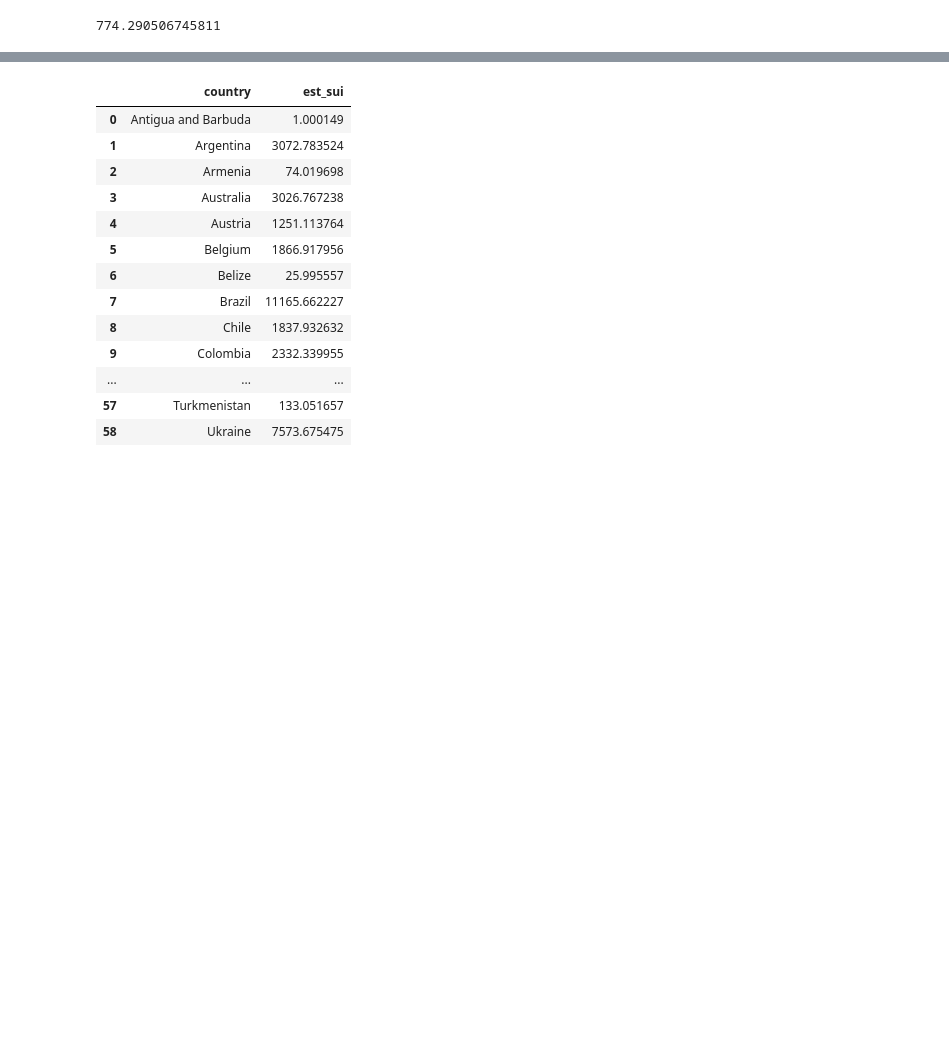
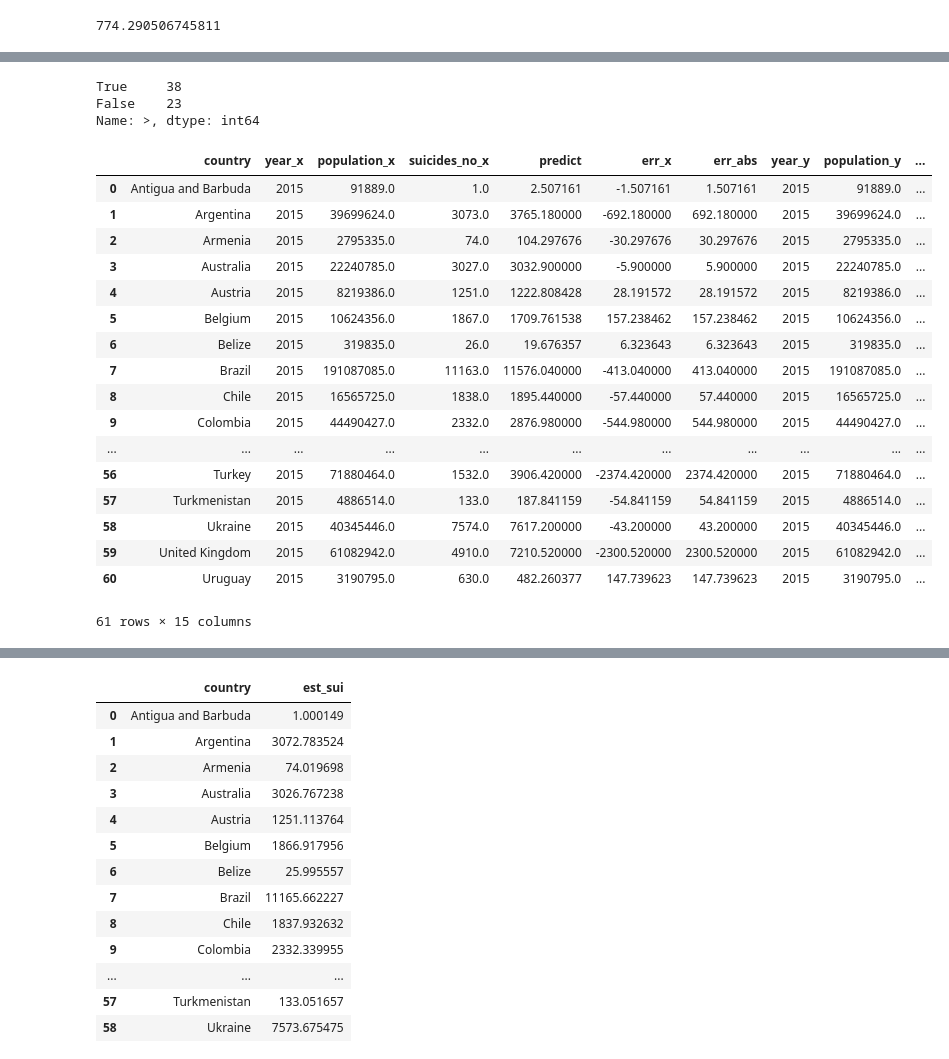
Before and after one commit to inspirit941/BOAZ_Session, a Jupyter notebook: 190219_mini_project/mini_project.ipynb, the cells around one changed output, grey strips where cells are left out. Drawn from its saved outputs; the diff is of its cells as text; code cells hidden in the pictures; blank space fills up the shorter version.

```diff
--- a/190219_mini_project/mini_project.ipynb
+++ b/190219_mini_project/mini_project.ipynb
@@ -728,0 +979,9 @@ quartile_80~100값   0.0
+# %%
+ff = pd.merge(compare, dsds, left_on='country',right_on='nation')
+tr = ff.suicides_no
+prd = ff.pred
+np.sqrt(mean_squared_error(tr, prd))
+# %%
+ff['err'] = ff['suicides_no'] - ff['pred']
+ff['abs'] = abs(ff['err'])
+ff.sort_values('abs',ascending=False)
@@ -728,0 +1028,31 @@ quartile_80~100값   0.0
+# %%
+mm = pd.merge(rst,ff,on='country')
+# %%
+mm['>'] = mm['err_abs'] > mm['abs']
+# %%
+mm['>'].value_counts()
+# %% [output]
+True     38
+False    23
+Name: >, dtype: int64
+# %%
+mm
+# %% [output]
+|  | country | year_x | population_x | suicides_no_x | predict | err_x | err_abs | year_y | population_y | ... |
+| 0 | Antigua and Barbuda | 2015 | 91889.0 | 1.0 | 2.507161 | -1.507161 | 1.507161 | 2015 | 91889.0 | ... |
+| 1 | Argentina | 2015 | 39699624.0 | 3073.0 | 3765.180000 | -692.180000 | 692.180000 | 2015 | 39699624.0 | ... |
+| 2 | Armenia | 2015 | 2795335.0 | 74.0 | 104.297676 | -30.297676 | 30.297676 | 2015 | 2795335.0 | ... |
+| 3 | Australia | 2015 | 22240785.0 | 3027.0 | 3032.900000 | -5.900000 | 5.900000 | 2015 | 22240785.0 | ... |
+| 4 | Austria | 2015 | 8219386.0 | 1251.0 | 1222.808428 | 28.191572 | 28.191572 | 2015 | 8219386.0 | ... |
+| 5 | Belgium | 2015 | 10624356.0 | 1867.0 | 1709.761538 | 157.238462 | 157.238462 | 2015 | 10624356.0 | ... |
+| 6 | Belize | 2015 | 319835.0 | 26.0 | 19.676357 | 6.323643 | 6.323643 | 2015 | 319835.0 | ... |
+| 7 | Brazil | 2015 | 191087085.0 | 11163.0 | 11576.040000 | -413.040000 | 413.040000 | 2015 | 191087085.0 | ... |
+| 8 | Chile | 2015 | 16565725.0 | 1838.0 | 1895.440000 | -57.440000 | 57.440000 | 2015 | 16565725.0 | ... |
+| 9 | Colombia | 2015 | 44490427.0 | 2332.0 | 2876.980000 | -544.980000 | 544.980000 | 2015 | 44490427.0 | ... |
+| ... | ... | ... | ... | ... | ... | ... | ... | ... | ... | ... |
+| 56 | Turkey | 2015 | 71880464.0 | 1532.0 | 3906.420000 | -2374.420000 | 2374.420000 | 2015 | 71880464.0 | ... |
+| 57 | Turkmenistan | 2015 | 4886514.0 | 133.0 | 187.841159 | -54.841159 | 54.841159 | 2015 | 4886514.0 | ... |
+| 58 | Ukraine | 2015 | 40345446.0 | 7574.0 | 7617.200000 | -43.200000 | 43.200000 | 2015 | 40345446.0 | ... |
+| 59 | United Kingdom | 2015 | 61082942.0 | 4910.0 | 7210.520000 | -2300.520000 | 2300.520000 | 2015 | 61082942.0 | ... |
+| 60 | Uruguay | 2015 | 3190795.0 | 630.0 | 482.260377 | 147.739623 | 147.739623 | 2015 | 3190795.0 | ... |
+61 rows × 15 columns
```
Also changed, not shown: parts of 31 cells of this notebook.
